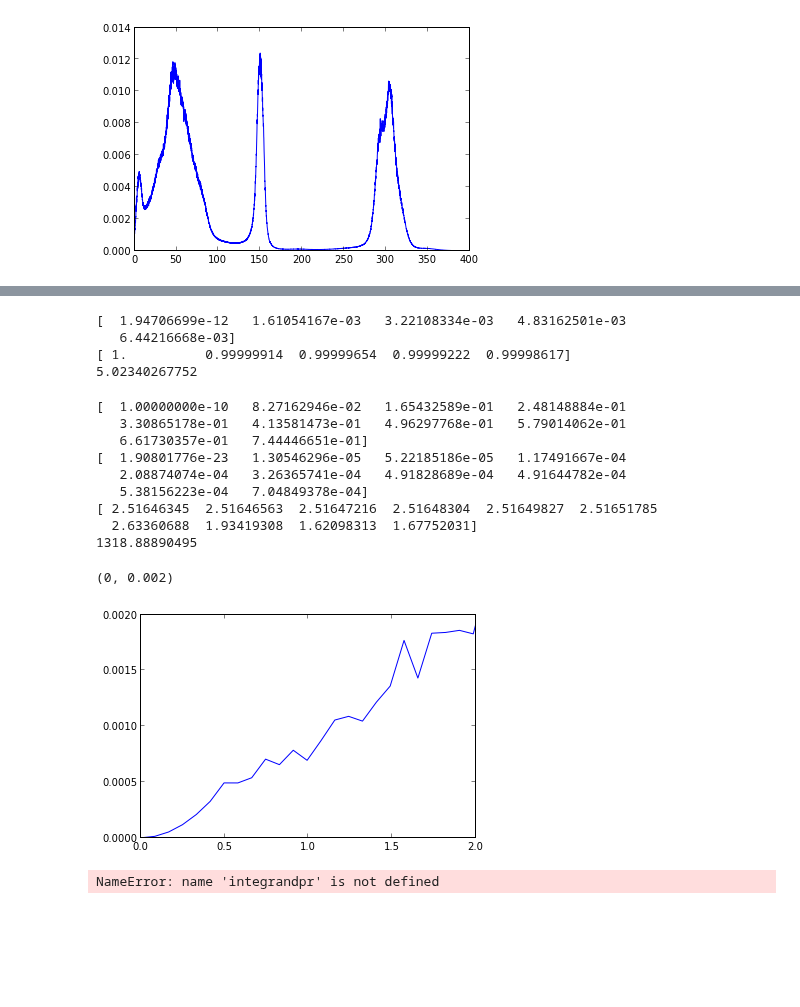
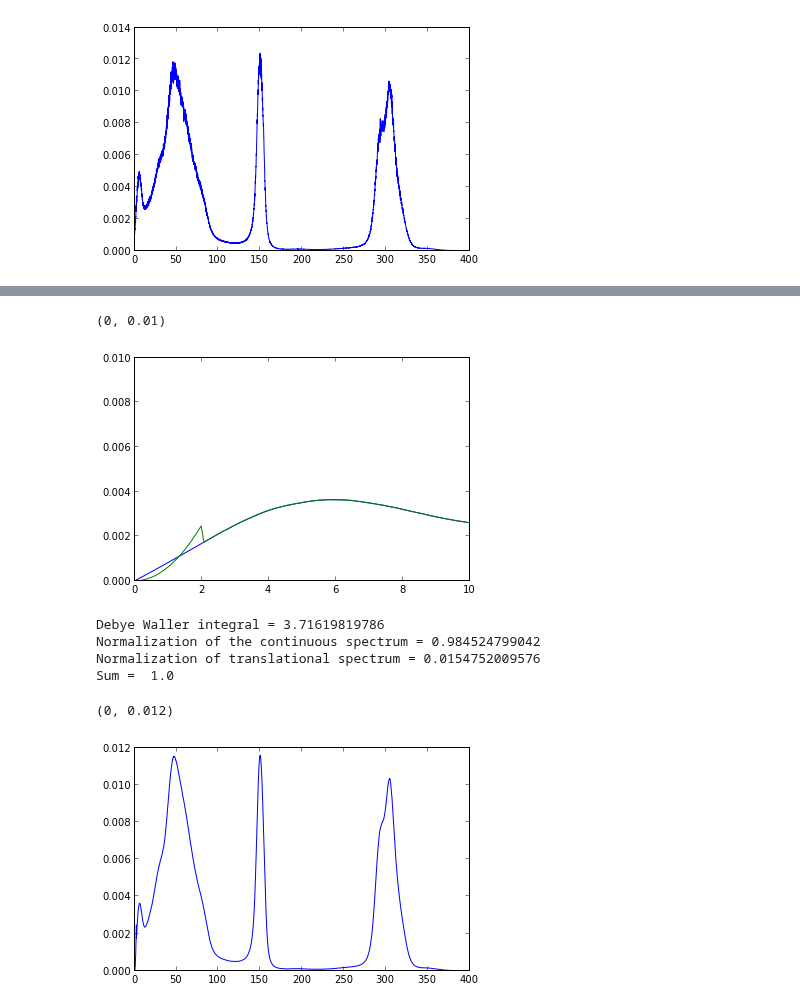
Before and after one commit to nachomarquez/vac2rho, a Jupyter notebook: vac2rho.ipynb, the cells around one changed output, grey strips where cells are left out. Cells and saved outputs as stored; diff of their text form; code cells hidden in the pictures; blank space fills up the shorter version.

```diff
--- a/vac2rho.ipynb
+++ b/vac2rho.ipynb
@@ -103 +107,17 @@ plt.ylim(0,0.001)
+# %%
+e[0] = 1e-20
+e_cut = 2.0
+w1 = trapz(rho_no_diff[np.where(e<e_cut)], e[np.where(e<e_cut)])
+rho_no_diff2 = rho_no_diff.copy()
+maxi = np.where(e<e_cut)[-1][-1]
+for i in np.where(e<e_cut)[-1]:
+    rho_no_diff2[i] = 3.0*e[i]**2/e[maxi]**3*w1
+rho_no_diff2 = rho_no_diff2/trapz(rho_no_diff2, e)*(1-wt)
+plt.plot(e,rho_no_diff)
+plt.plot(e,rho_no_diff2)
+plt.xlim(0,10)
+plt.ylim(0,0.01)
+# %% [output]
+(0, 0.01)
+[figure, added]
 # %%
@@ -105,43 +125,21 @@ def debye_waller_integral(e,rho, kT):
     integrand = kT*rho/(e*tanh(e/(2.0*kT)))
     return trapz(integrand, e)
-# %%
-e[0] = 1e-10
-rho_no_diff[0]=e[0]**2*rho_no_diff[5]/e[5]**2
-rho_no_diff[1]=e[1]**2*rho_no_diff[5]/e[5]**2
-rho_no_diff[2]=e[2]**2*rho_no_diff[5]/e[5]**2
-rho_no_diff[3]=e[3]**2*rho_no_diff[5]/e[5]**2
-rho_no_diff[4]=e[4]**2*rho_no_diff[5]/e[5]**2
-print e[0:5]/(2.0*k*T)
-print tanh(e[0:5]/(2.0*k*T))*(2.0*k*T)/e[0:5]
-dw = debye_waller_integral(e,rho_no_diff, k*T)
-print dw
-# %% [output]
-[  1.94706699e-12   1.61054167e-03   3.22108334e-03   4.83162501e-03
-   6.44216668e-03]
-[ 1.          0.99999914  0.99999654  0.99999222  0.99998617]
-5.02340267752
-# %%
-integrand = k*T*rho_no_diff/(e*tanh(e/(2.0*k*T)))
-plot(e, rho_no_diff)
-print e[0:10]
-print rho_no_diff[0:10]
-print integrand[0:10]
-print 2*(k*T)**2
-plt.xlim(0,2)
-plt.ylim(0,0.002)
-# %% [output]
-[  1.00000000e-10   8.27162946e-02   1.65432589e-01   2.48148884e-01
-   3.30865178e-01   4.13581473e-01   4.96297768e-01   5.79014062e-01
-   6.61730357e-01   7.44446651e-01]
-[  1.90801776e-23   1.30546296e-05   5.22185186e-05   1.17491667e-04
-   2.08874074e-04   3.26365741e-04   4.91828689e-04   4.91644782e-04
-   5.38156223e-04   7.04849378e-04]
-[ 2.51646345  2.51646563  2.51647216  2.51648304  2.51649827  2.51651785
-  2.63360688  1.93419308  1.62098313  1.67752031]
-1318.88890495
-(0, 0.002)
-[figure, removed]
-# %%
-trapz(integrandpr, temp1)
-# %% [output]
-NameError: name 'integrandpr' is not defined
+# %%
+dw = debye_waller_integral(e,rho_no_diff2, k*T)
+wc = trapz(rho_no_diff2, e)
+print "Debye Waller integral =", dw
+print "Normalization of the continuous spectrum =", wc
+print "Normalization of translational spectrum =", wt
+print "Sum = ", wc + wt
+# %% [output]
+Debye Waller integral = 3.71619819786
+Normalization of the continuous spectrum = 0.984524799042
+Normalization of translational spectrum = 0.0154752009576
+Sum =  1.0
+# %%
+plt.plot(e,rho_no_diff2)
+plt.xlim(0,400)
+plt.ylim(0,0.012)
+# %% [output]
+(0, 0.012)
+[figure, added]
```
Also changed, not shown: parts of 12 cells of this notebook.
